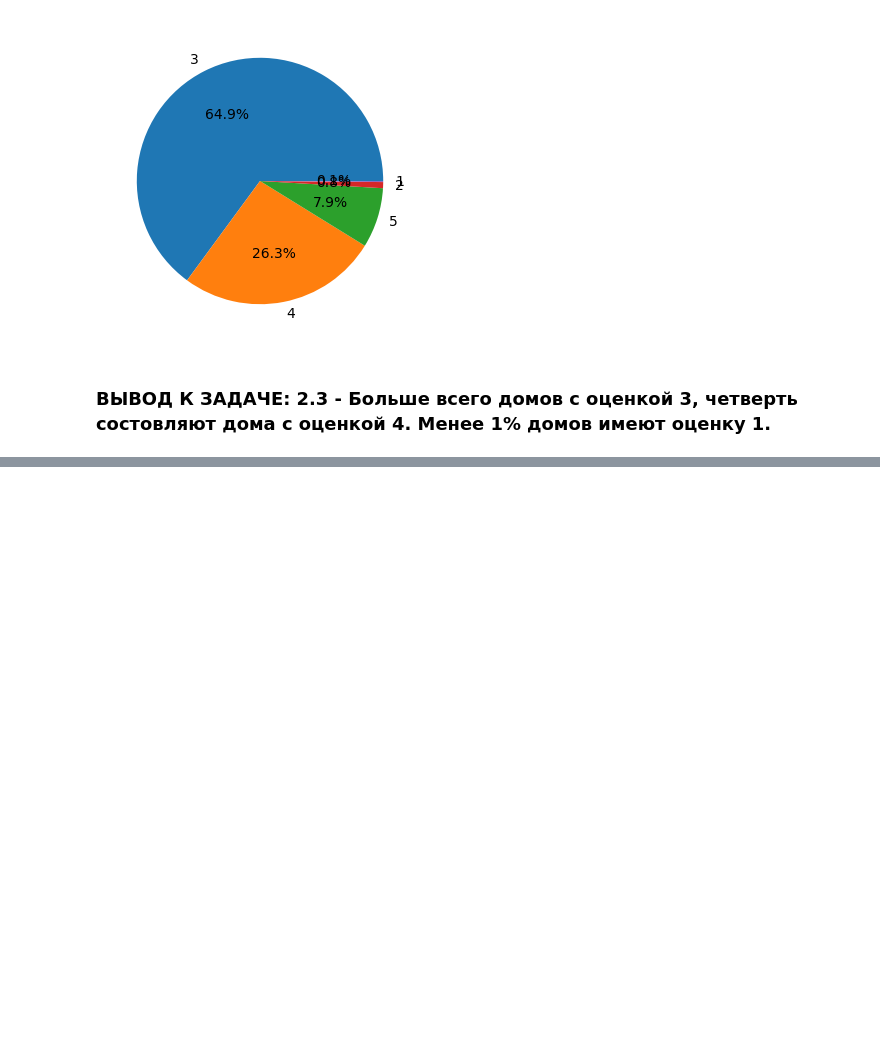
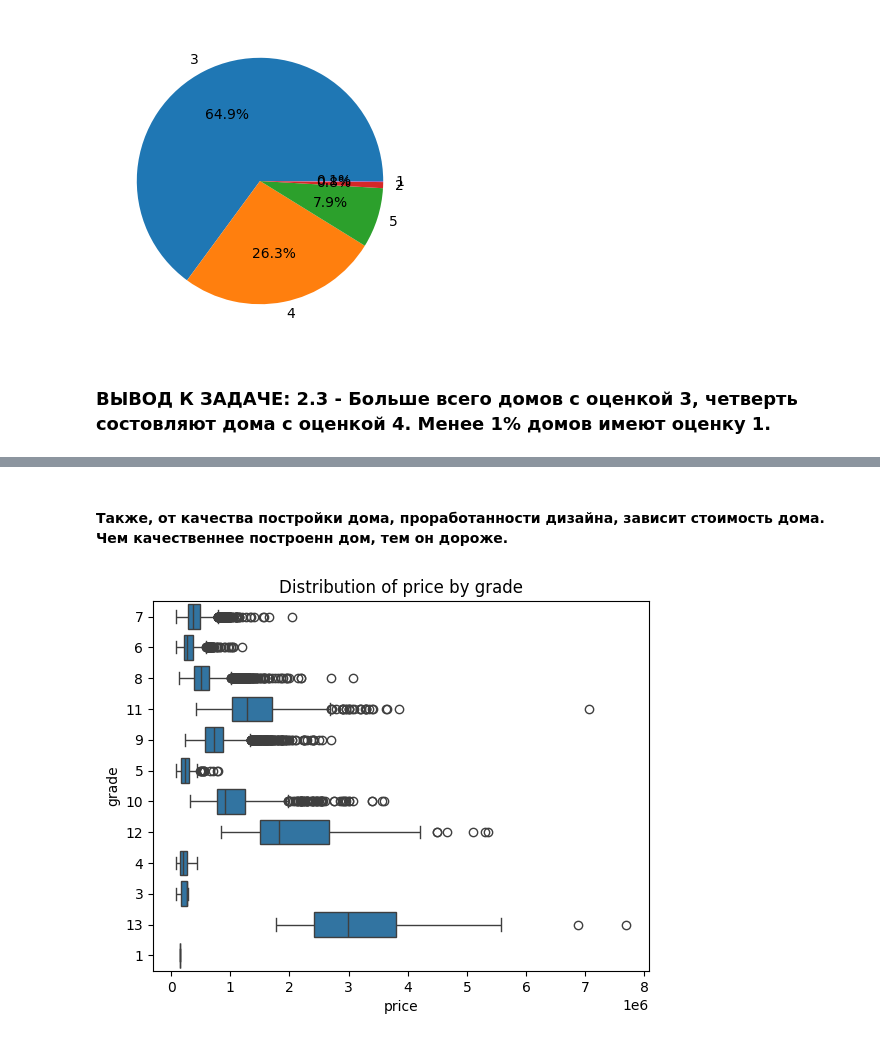
Before and after one commit to StanislavLukovskiy/HW_4Analytics, a Jupyter notebook: HW_4.ipynb, the cells around one changed output, grey strips where cells are left out. Drawn from its saved outputs; the diff is of its cells as text; code cells hidden in the pictures; blank space fills up the shorter version.

```diff
--- a/HW_4.ipynb
+++ b/HW_4.ipynb
@@ -208,0 +249,9 @@ plt.pie(data, autopct='%1.1f%%', labels=data.index);
+# %% [markdown]
+#### Также, от качества постройки дома, проработанности дизайна, зависит стоимость дома. Чем качественнее построенн дом, тем он дороже.
+# %%
+sb.boxplot(x=df['price'], y=df['grade'].astype('str'), whis=1.5);
+plt.xlabel('price')
+plt.ylabel('grade')
+plt.title('Distribution of price by grade');
+# %% [output]
+[figure, added]
```
Also changed, not shown: parts of 9 cells of this notebook.
